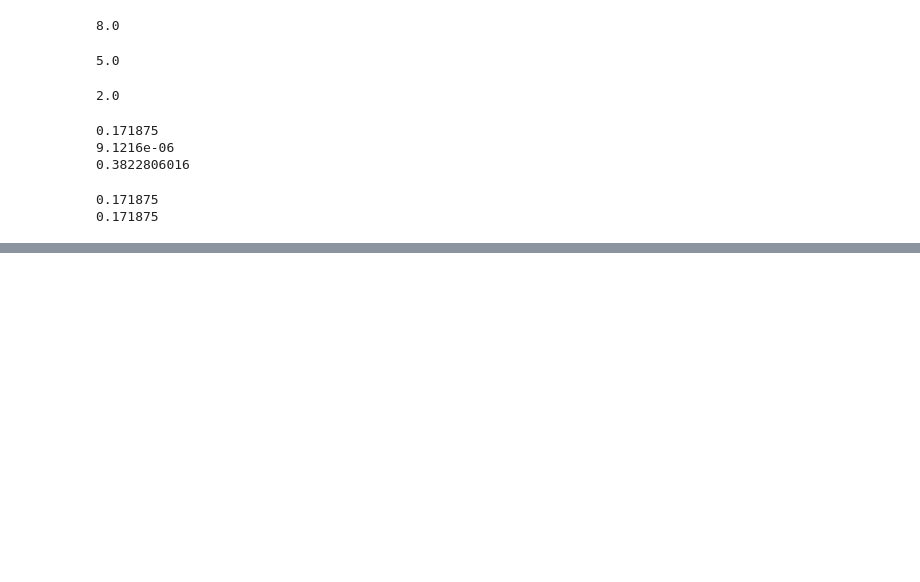
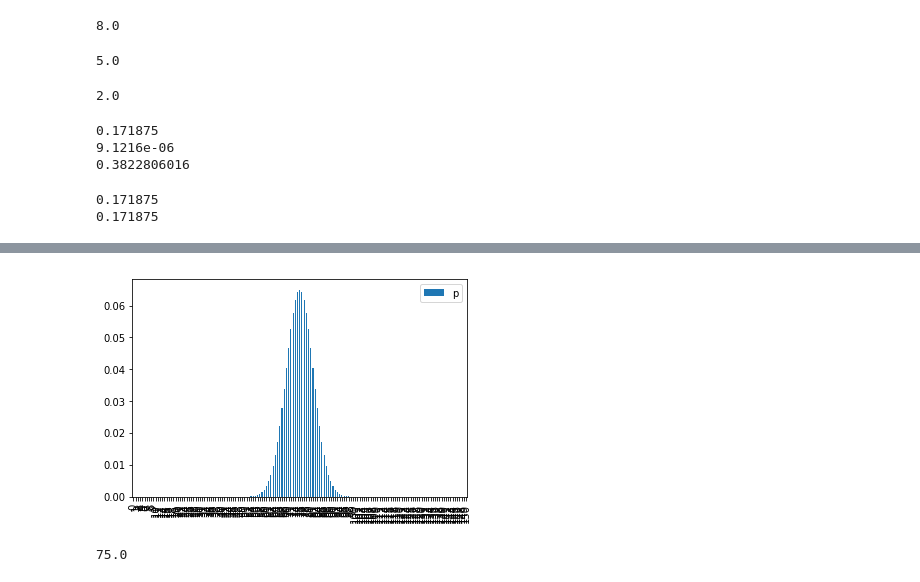
Before and after one commit to mehulchopradev/keyur-data-analytics, a Jupyter notebook: discrete distributions.ipynb, the cells around one changed output, grey strips where cells are left out. Drawn from its saved outputs; the diff is of its cells as text; code cells hidden in the pictures; blank space fills up the shorter version.

```diff
--- a/discrete distributions.ipynb
+++ b/discrete distributions.ipynb
@@ -262,0 +266,7 @@ print(binom.sf(n=10, k=6, p=0.5))
+# %%
+n = 150
+p_heads = 0.5
+# X : 0 to 10
+# %%
+d10 = DataFrame(np.arange(0, n + 1), columns=['X'])
+d10
@@ -262,0 +292,3 @@ print(binom.sf(n=10, k=6, p=0.5))
+# %%
+d10['p'] = binom.pmf(n=n, p=p_heads, k=d10['X'])
+d10
@@ -262,0 +314,4 @@ print(binom.sf(n=10, k=6, p=0.5))
+# %%
+d11 = DataFrame(d10)
+del d11['X']
+d11
@@ -262,0 +337,10 @@ print(binom.sf(n=10, k=6, p=0.5))
+# %%
+d11.plot(kind='bar')
+plt.show()
+# %% [output]
+[figure, added]
+# %%
+ev = binom.mean(n=n, p=p_heads)
+ev
+# %% [output]
+75.0
```
Also changed, not shown: parts of 8 cells of this notebook, 4 other files.
